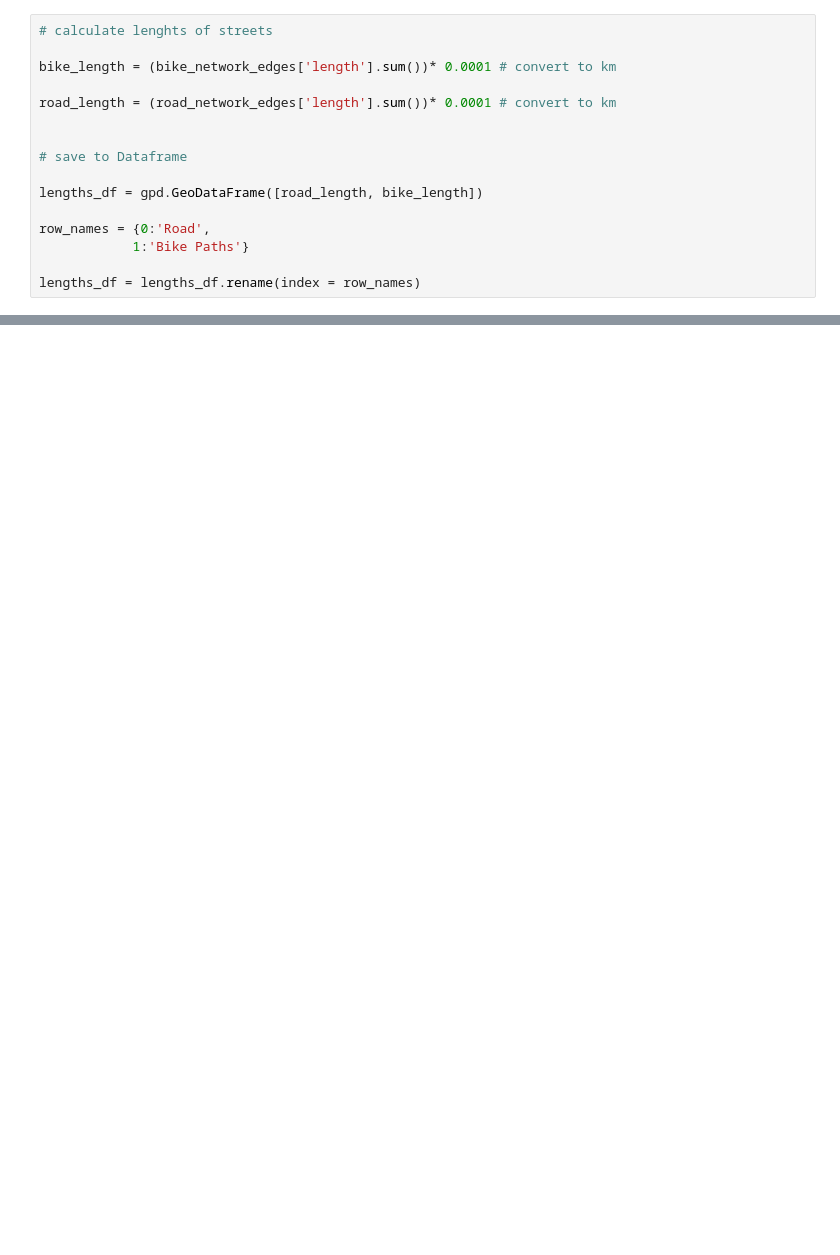
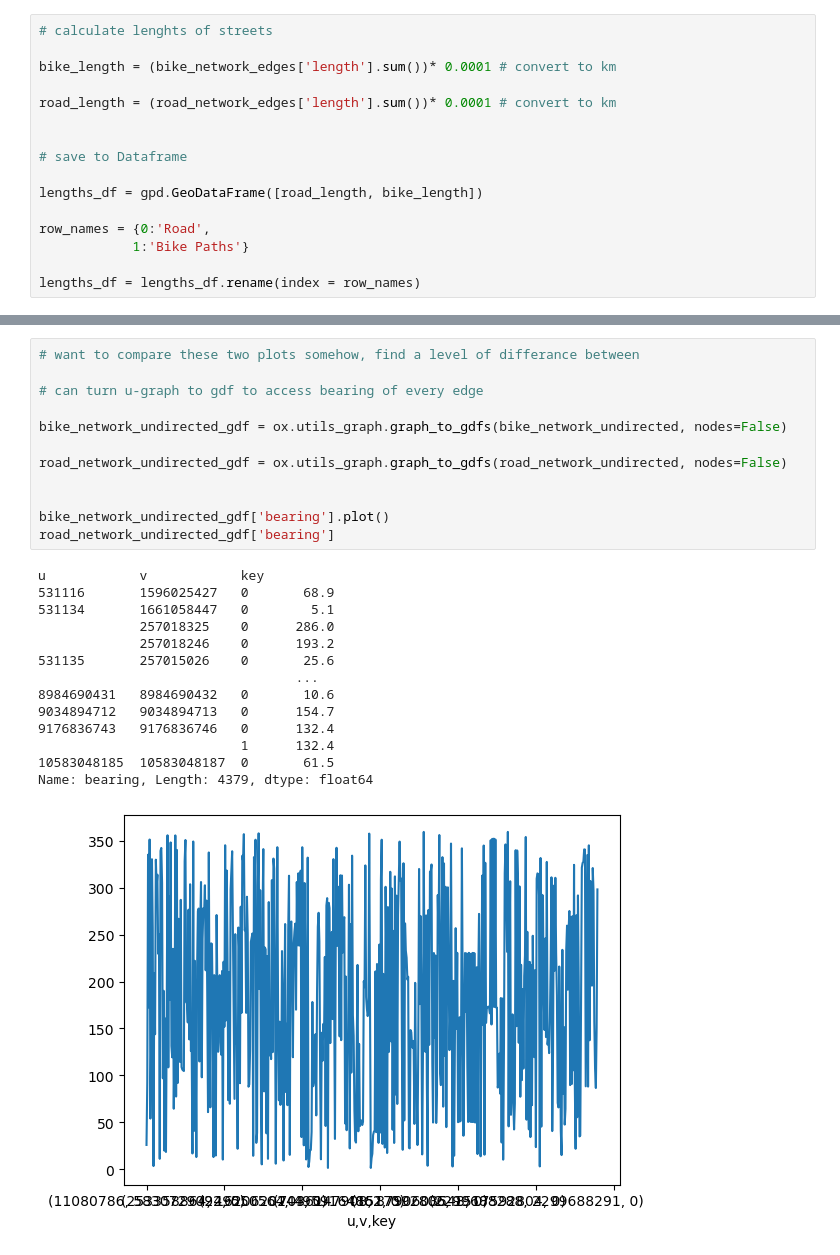
Before and after one commit to Froguin99/bikeNetworksEDA, a Jupyter notebook: 01-bike-network-data-analysis.ipynb, the cells around one changed output, grey strips where cells are left out. Saved outputs shown, nothing was run; the diff lists cells and outputs as text; blank space fills up the shorter version.

```diff
--- a/01-bike-network-data-analysis.ipynb
+++ b/01-bike-network-data-analysis.ipynb
@@ -88,0 +125,27 @@ mean_level_of_disconnect
+# %%
+# want to compare these two plots somehow, find a level of differance between
+
+# can turn u-graph to gdf to access bearing of every edge
+
+bike_network_undirected_gdf = ox.utils_graph.graph_to_gdfs(bike_network_undirected, nodes=False)
+
+road_network_undirected_gdf = ox.utils_graph.graph_to_gdfs(road_network_undirected, nodes=False)
+
+
+bike_network_undirected_gdf['bearing'].plot()
+road_network_undirected_gdf['bearing']
+# %% [output]
+u            v            key
+531116       1596025427   0       68.9
+531134       1661058447   0        5.1
+             257018325    0      286.0
+             257018246    0      193.2
+531135       257015026    0       25.6
+                                 ...
+8984690431   8984690432   0       10.6
+9034894712   9034894713   0      154.7
+9176836743   9176836746   0      132.4
+                          1      132.4
+10583048185  10583048187  0       61.5
+Name: bearing, Length: 4379, dtype: float64
+[figure, added]
```
Also changed, not shown: parts of 16 cells of this notebook.
